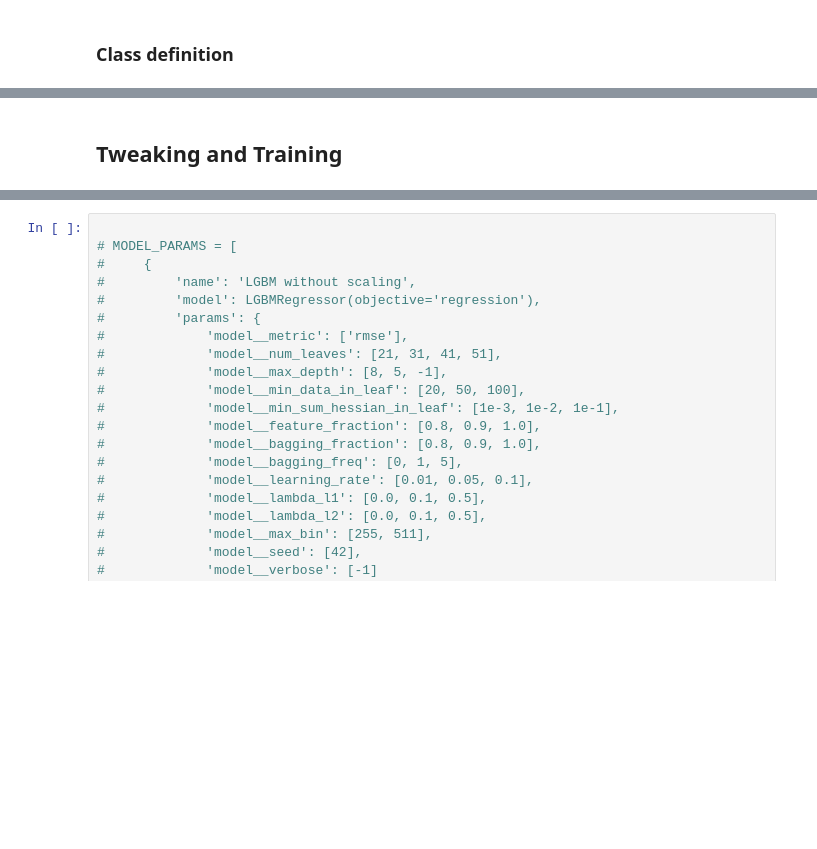
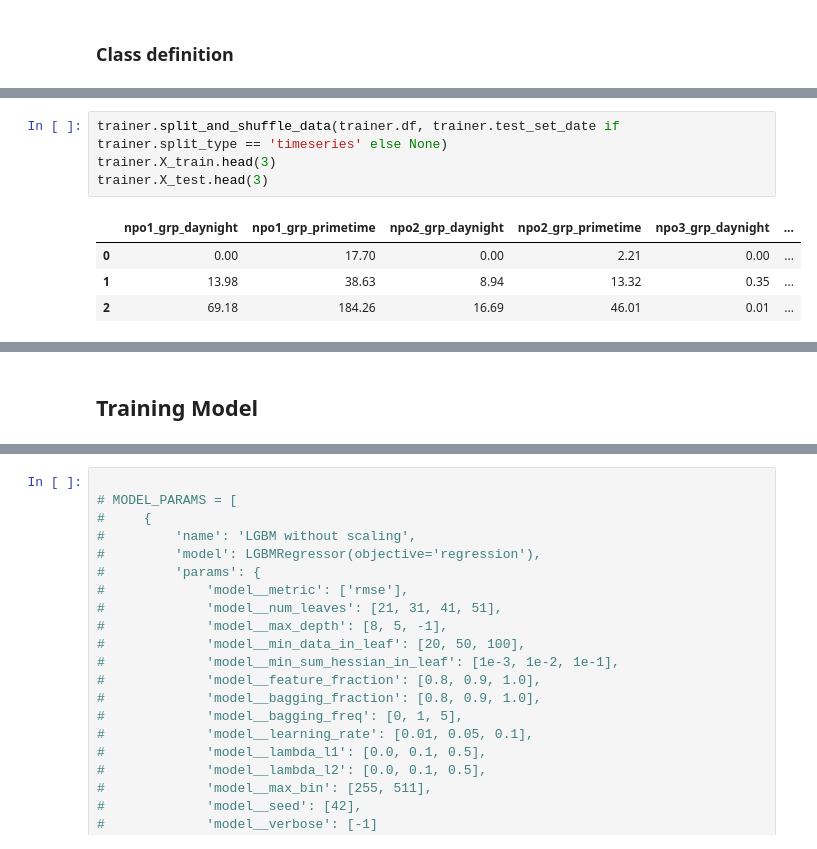
Before and after one commit to JordysHub/CampTvNew, a Jupyter notebook: models/model_trainer_class.ipynb, the cells around one changed output, grey strips where cells are left out. Saved outputs shown, nothing was run; the diff lists cells and outputs as text; blank space fills up the shorter version.

Commit message:
model training

```diff
--- a/models/model_trainer_class.ipynb
+++ b/models/model_trainer_class.ipynb
@@ -486,0 +759,9 @@ class ModelTrainer:
+# %%
+trainer.split_and_shuffle_data(trainer.df, trainer.test_set_date if trainer.split_type == 'timeseries' else None)
+trainer.X_train.head(3)
+trainer.X_test.head(3)
+# %% [output]
+|  | npo1_grp_daynight | npo1_grp_primetime | npo2_grp_daynight | npo2_grp_primetime | npo3_grp_daynight | ... |
+| 0 | 0.00 | 17.70 | 0.00 | 2.21 | 0.00 | ... |
+| 1 | 13.98 | 38.63 | 8.94 | 13.32 | 0.35 | ... |
+| 2 | 69.18 | 184.26 | 16.69 | 46.01 | 0.01 | ... |
@@ -487,2 +772,2 @@ class ModelTrainer:
 # %% [markdown]
-## Tweaking and Training
+## Training Model
```
Also changed, not shown: parts of 21 cells of this notebook, 5 other files.
